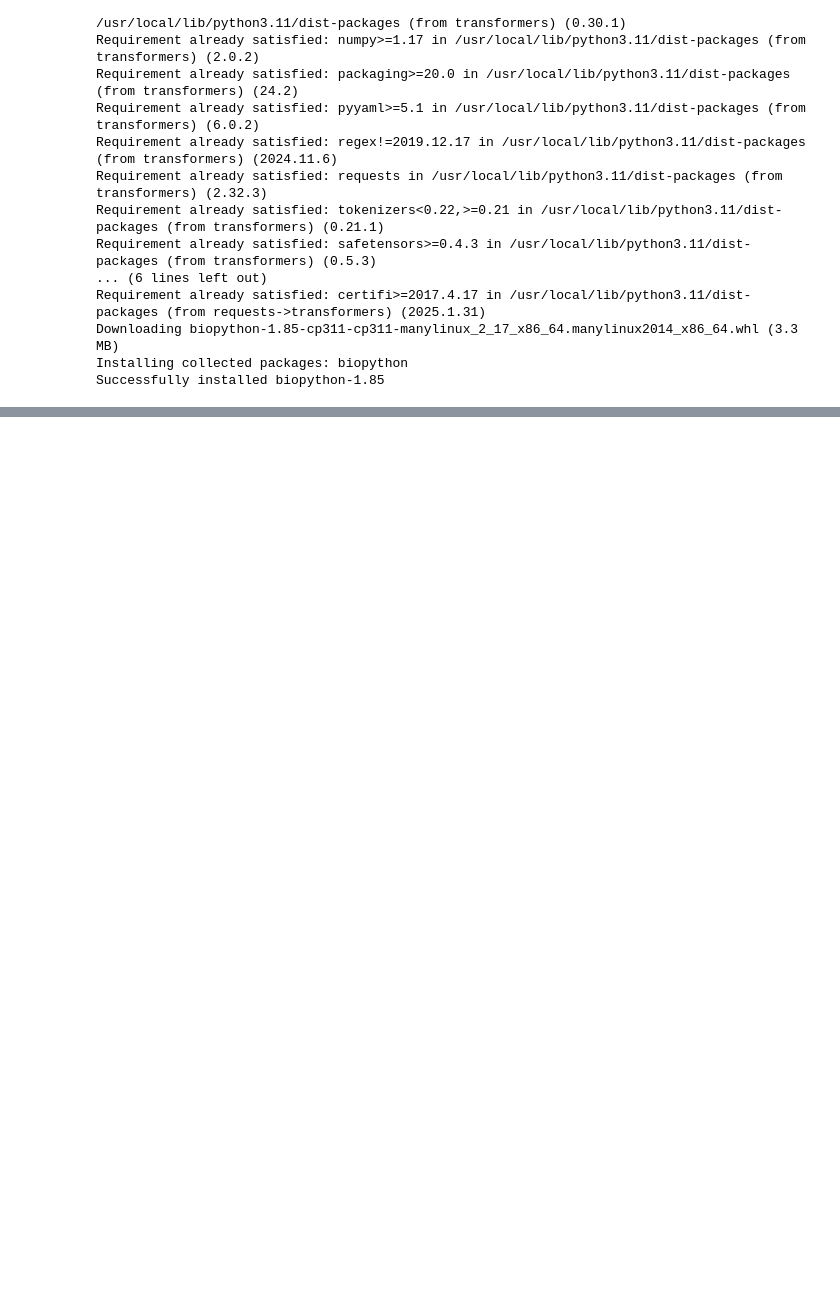
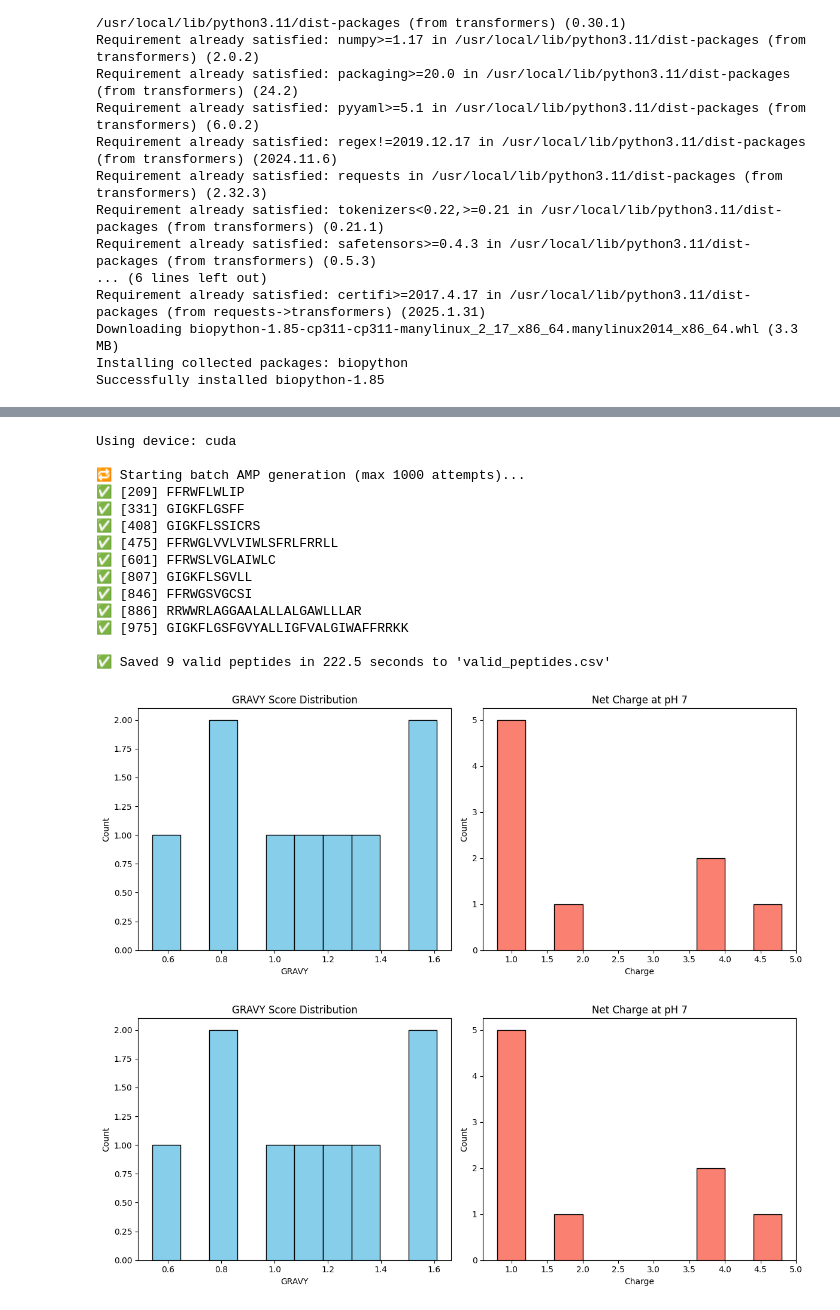
Before and after one commit to MahdieRah/Designing-AMPs-Using-Machine-Learning, a Jupyter notebook: AMP_Design_with_ProtGPT2.ipynb, the cells around one changed output, grey strips where cells are left out. Drawn from its saved outputs; the diff is of its cells as text; code cells hidden in the pictures; blank space fills up the shorter version.

```diff
--- a/AMP_Design_with_ProtGPT2.ipynb
+++ b/AMP_Design_with_ProtGPT2.ipynb
@@ -302,0 +177,24 @@ Using device: cuda
+# %%
+if __name__ == "__main__":
+    generator = AMPGenerator()
+    results = generator.batch_generate(max_attempts=1000)
+
+    # ✅ Now pass 'results' to plot
+    generator.plot_stats(results)
+# %% [output]
+Using device: cuda
+
+🔁 Starting batch AMP generation (max 1000 attempts)...
+✅ [209] FFRWFLWLIP
+✅ [331] GIGKFLGSFF
+✅ [408] GIGKFLSSICRS
+✅ [475] FFRWGLVVLVIWLSFRLFRRLL
+✅ [601] FFRWSLVGLAIWLC
+✅ [807] GIGKFLSGVLL
+✅ [846] FFRWGSVGCSI
+✅ [886] RRWWRLAGGAALALLALGAWLLLAR
+✅ [975] GIGKFLGSFGVYALLIGFVALGIWAFFRRKK
+
+✅ Saved 9 valid peptides in 222.5 seconds to 'valid_peptides.csv'
+[figure, added]
+[figure, added]
```
Also changed, not shown: parts of 6 cells of this notebook.
